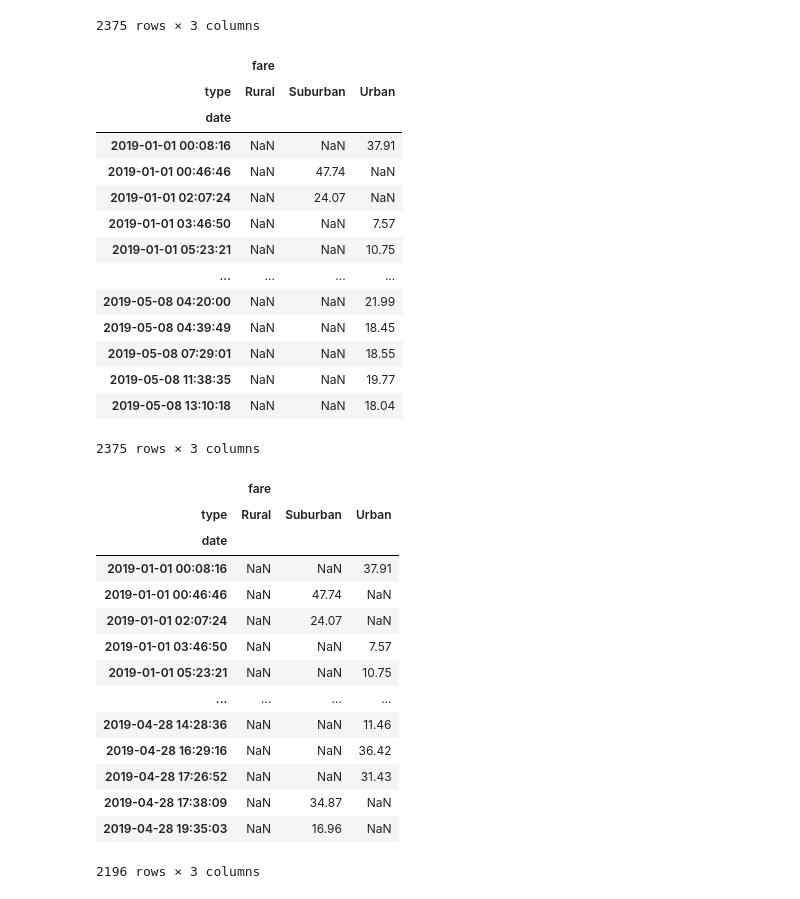
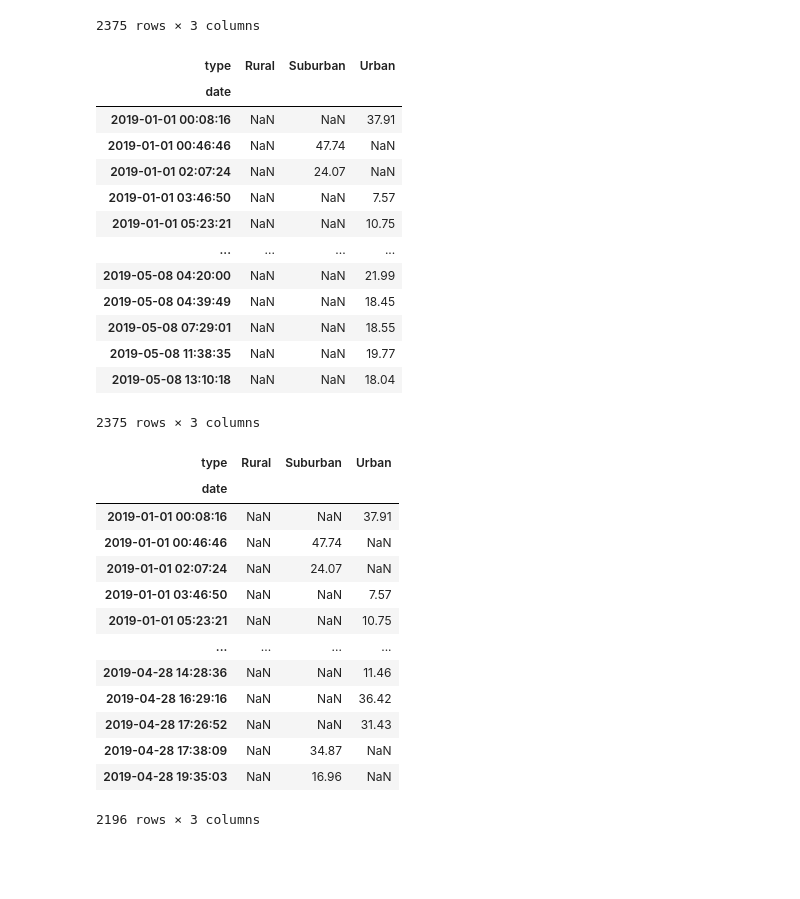
Before and after one commit to Gkmb2390/PyBer_Analysis, a Jupyter notebook: PyBer_Challenge.ipynb, the cells around one changed output. Saved outputs shown, nothing was run; the diff lists cells and outputs as text; code cells hidden in the pictures; blank space fills up the shorter version.

```diff
--- a/PyBer_Challenge.ipynb
+++ b/PyBer_Challenge.ipynb
@@ -175,11 +175,10 @@ fare_week_city_pivot_df
 # %%
 # 4. Create a pivot table with the 'date' as the index, the
 #columns ='type', and values='fare'
 # to get the total fares for each type of city by the date.
-fare_week_pivot =fare_week_city_pivot_df.pivot_table(index=['date'],columns = ['type'], values=['fare'])
+fare_week_pivot =fare_week_city_pivot_df.pivot_table(index='date',columns = 'type', values='fare')
 fare_week_pivot
 # %% [output]
-|  | fare |  |  |
 | type | Rural | Suburban | Urban |
 | date |  |  |  |
 | 2019-01-01 00:08:16 | NaN | NaN | 37.91 |
@@ -204,7 +203,6 @@ new_fare_week_pivot_df = fare_week_pivot.loc[
 #fare_week_pivot.index
 new_fare_week_pivot_df
 # %% [output]
-|  | fare |  |  |
 | type | Rural | Suburban | Urban |
 | date |  |  |  |
 | 2019-01-01 00:08:16 | NaN | NaN | 37.91 |
```
Also changed, not shown: parts of 5 cells of this notebook, 3 other files.
